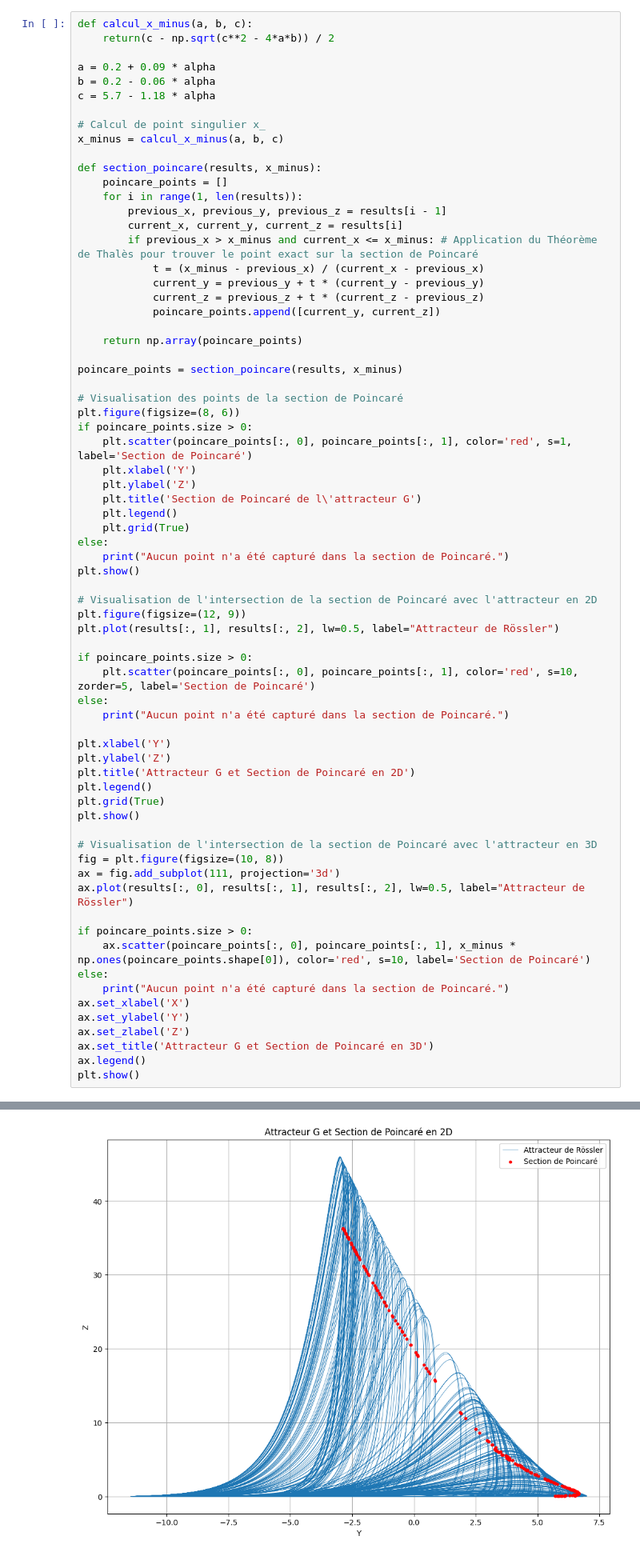
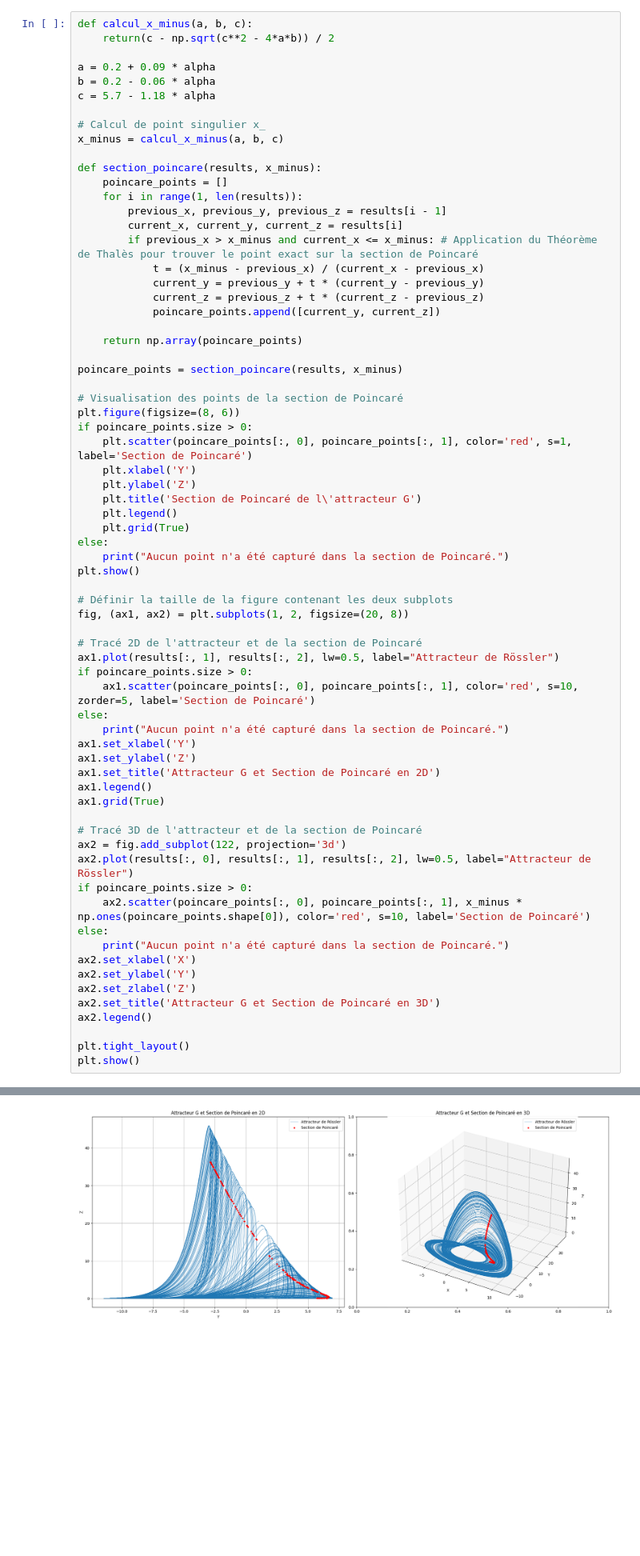
Before and after one commit to nadir-ogd/Analyse-des-attracteurs, a Jupyter notebook: code.ipynb, the cells around one changed output, grey strips where cells are left out. Shown at 80% size. Drawn from its saved outputs; the diff is of its cells as text; blank space fills up the shorter version.

```diff
--- a/code.ipynb
+++ b/code.ipynb
@@ -234,53 +234,52 @@ def section_poincare(results, x_minus):
             poincare_points.append([current_y, current_z])
 
     return np.array(poincare_points)
 
 poincare_points = section_poincare(results, x_minus)
 
 # Visualisation des points de la section de Poincaré
 plt.figure(figsize=(8, 6))
 if poincare_points.size > 0:
     plt.scatter(poincare_points[:, 0], poincare_points[:, 1], color='red', s=1, label='Section de Poincaré')
     plt.xlabel('Y')
     plt.ylabel('Z')
     plt.title('Section de Poincaré de l\'attracteur G')
     plt.legend()
     plt.grid(True)
 else:
     print("Aucun point n'a été capturé dans la section de Poincaré.")
 plt.show()
 
-# Visualisation de l'intersection de la section de Poincaré avec l'attracteur en 2D
-plt.figure(figsize=(12, 9))
-plt.plot(results[:, 1], results[:, 2], lw=0.5, label="Attracteur de Rössler")
+# Définir la taille de la figure contenant les deux subplots
+fig, (ax1, ax2) = plt.subplots(1, 2, figsize=(20, 8))
 
+# Tracé 2D de l'attracteur et de la section de Poincaré
+ax1.plot(results[:, 1], results[:, 2], lw=0.5, label="Attracteur de Rössler")
 if poincare_points.size > 0:
-    plt.scatter(poincare_points[:, 0], poincare_points[:, 1], color='red', s=10, zorder=5, label='Section de Poincaré')
+    ax1.scatter(poincare_points[:, 0], poincare_points[:, 1], color='red', s=10, zorder=5, label='Section de Poincaré')
 else:
     print("Aucun point n'a été capturé dans la section de Poincaré.")
+ax1.set_xlabel('Y')
+ax1.set_ylabel('Z')
+ax1.set_title('Attracteur G et Section de Poincaré en 2D')
+ax1.legend()
+ax1.grid(True)
 
-plt.xlabel('Y')
-plt.ylabel('Z')
-plt.title('Attracteur G et Section de Poincaré en 2D')
-plt.legend()
-plt.grid(True)
-plt.show()
-
-# Visualisation de l'intersection de la section de Poincaré avec l'attracteur en 3D
-fig = plt.figure(figsize=(10, 8))
-ax = fig.add_subplot(111, projection='3d')
-ax.plot(results[:, 0], results[:, 1], results[:, 2], lw=0.5, label="Attracteur de Rössler")
-
+# Tracé 3D de l'attracteur et de la section de Poincaré
+ax2 = fig.add_subplot(122, projection='3d')
+ax2.plot(results[:, 0], results[:, 1], results[:, 2], lw=0.5, label="Attracteur de Rössler")
 if poincare_points.size > 0:
-    ax.scatter(poincare_points[:, 0], poincare_points[:, 1], x_minus * np.ones(poincare_points.shape[0]), color='red', s=10, label='Section de Poincaré')
+    ax2.scatter(poincare_points[:, 0], poincare_points[:, 1], x_minus * np.ones(poincare_points.shape[0]), color='red', s=10, label='Section de Poincaré')
 else:
     print("Aucun point n'a été capturé dans la section de Poincaré.")
-ax.set_xlabel('X')
-ax.set_ylabel('Y')
-ax.set_zlabel('Z')
-ax.set_title('Attracteur G et Section de Poincaré en 3D')
-ax.legend()
+ax2.set_xlabel('X')
+ax2.set_ylabel('Y')
+ax2.set_zlabel('Z')
+ax2.set_title('Attracteur G et Section de Poincaré en 3D')
+ax2.legend()
+
+plt.tight_layout()
 plt.show()
 # %% [output]
 [figure]
-[figure, old version]
+[figure, new version]
```
Also changed, not shown: parts of 5 cells of this notebook.
